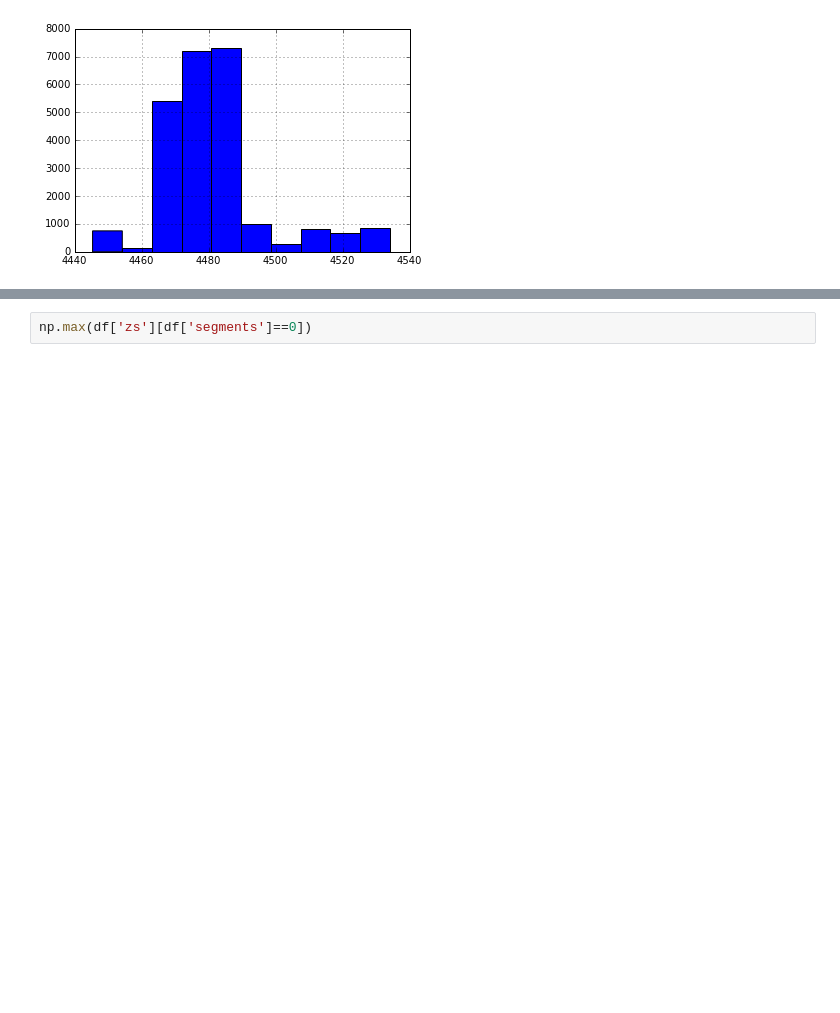
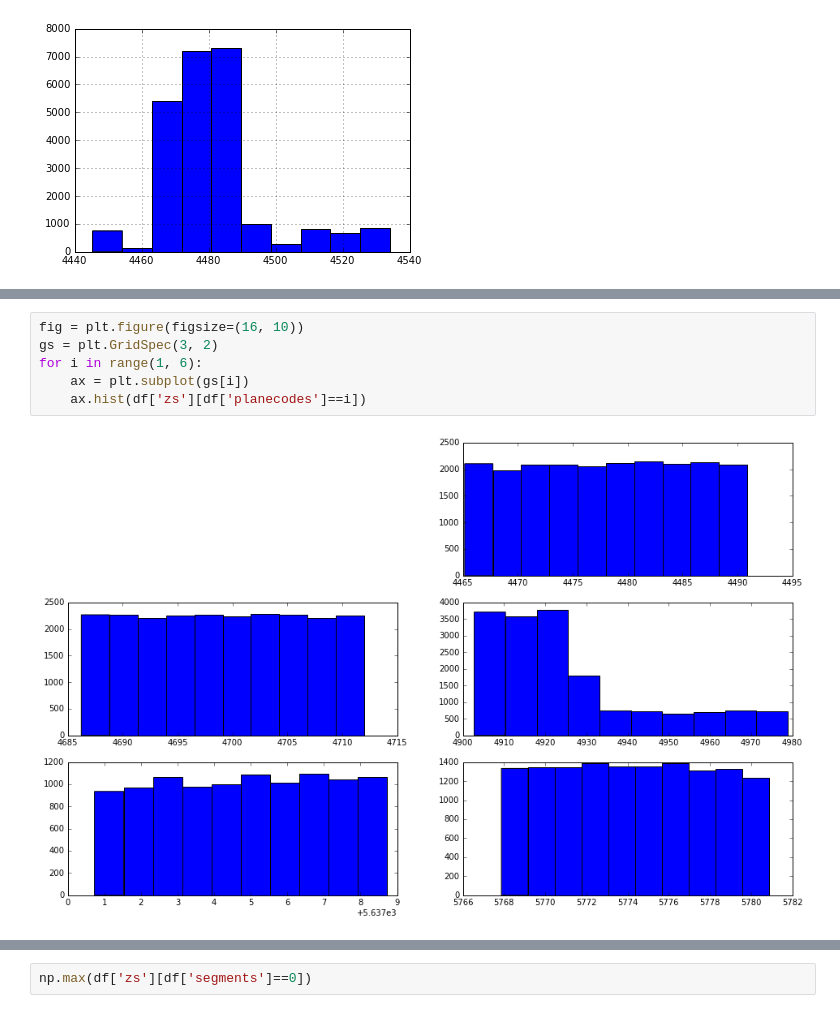
Before and after one commit to faizaakbar/ANNMINERvA, a Jupyter notebook: visualize_target_z_values.ipynb, the cells around one changed output, grey strips where cells are left out. Drawn from its saved outputs; the diff is of its cells as text; blank space fills up the shorter version.

```diff
--- a/visualize_target_z_values.ipynb
+++ b/visualize_target_z_values.ipynb
@@ -24,0 +58,8 @@ df['zs'][df['segments']==1].hist()
+# %%
+fig = plt.figure(figsize=(16, 10))
+gs = plt.GridSpec(3, 2)
+for i in range(1, 6):
+    ax = plt.subplot(gs[i])
+    ax.hist(df['zs'][df['planecodes']==i])
+# %% [output]
+[figure, added]
```
Also changed, not shown: parts of 10 cells of this notebook.
